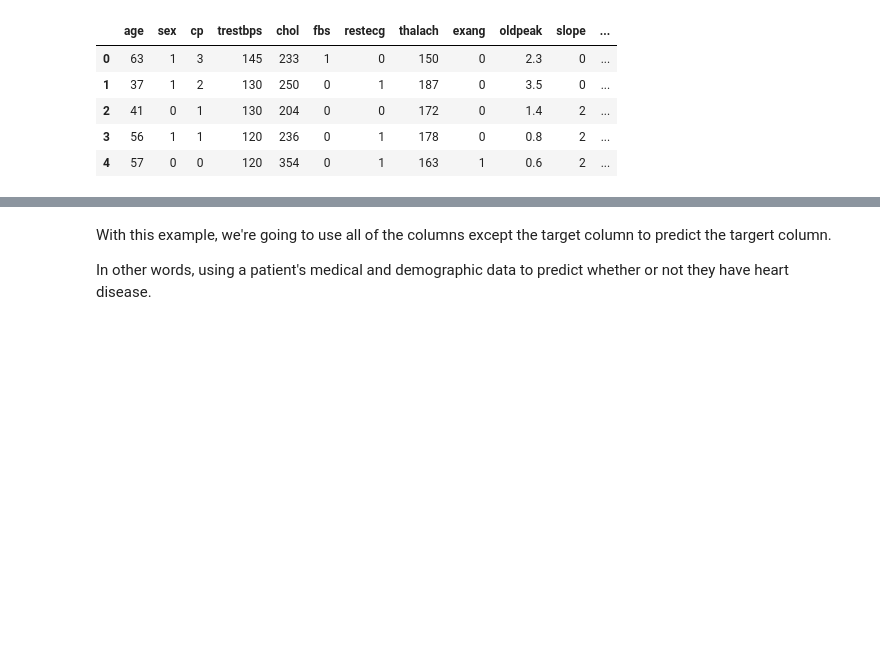
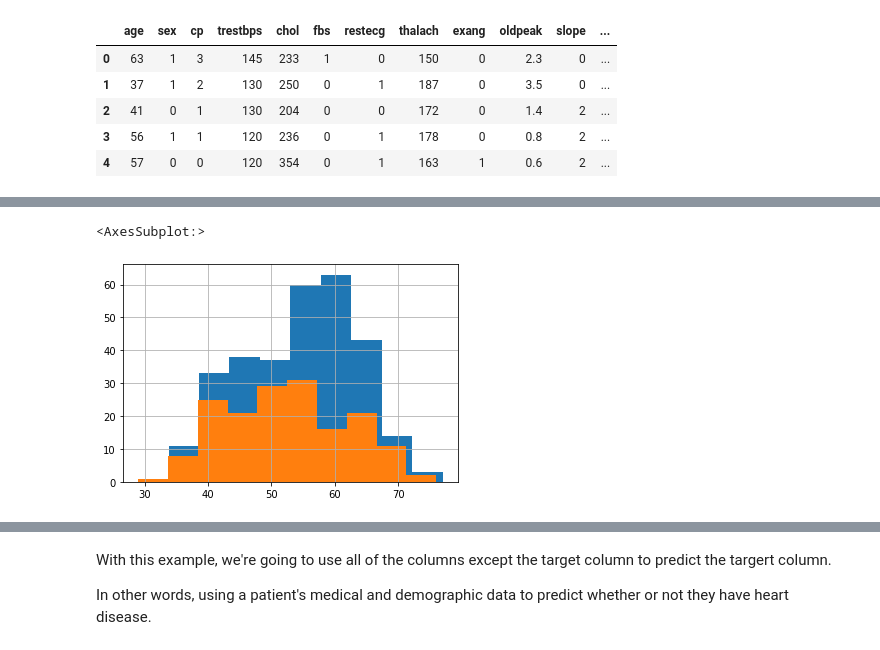
Before and after one commit to Xiu-Anne/Computer_Vision-OpenCV-Scikit-image, a Jupyter notebook: scikit-learn-workflow.ipynb, the cells around one changed output, grey strips where cells are left out. Drawn from its saved outputs; the diff is of its cells as text; code cells hidden in the pictures; blank space fills up the shorter version.

```diff
--- a/scikit-learn-workflow.ipynb
+++ b/scikit-learn-workflow.ipynb
@@ -31,0 +55,6 @@ heart_disease.head()
+# %%
+heart_disease.age.hist()
+heart_disease.age[heart_disease.target==1].hist()
+# %% [output]
+<AxesSubplot:>
+[figure, added]
```
Also changed, not shown: parts of 11 cells of this notebook, 1 other file.
